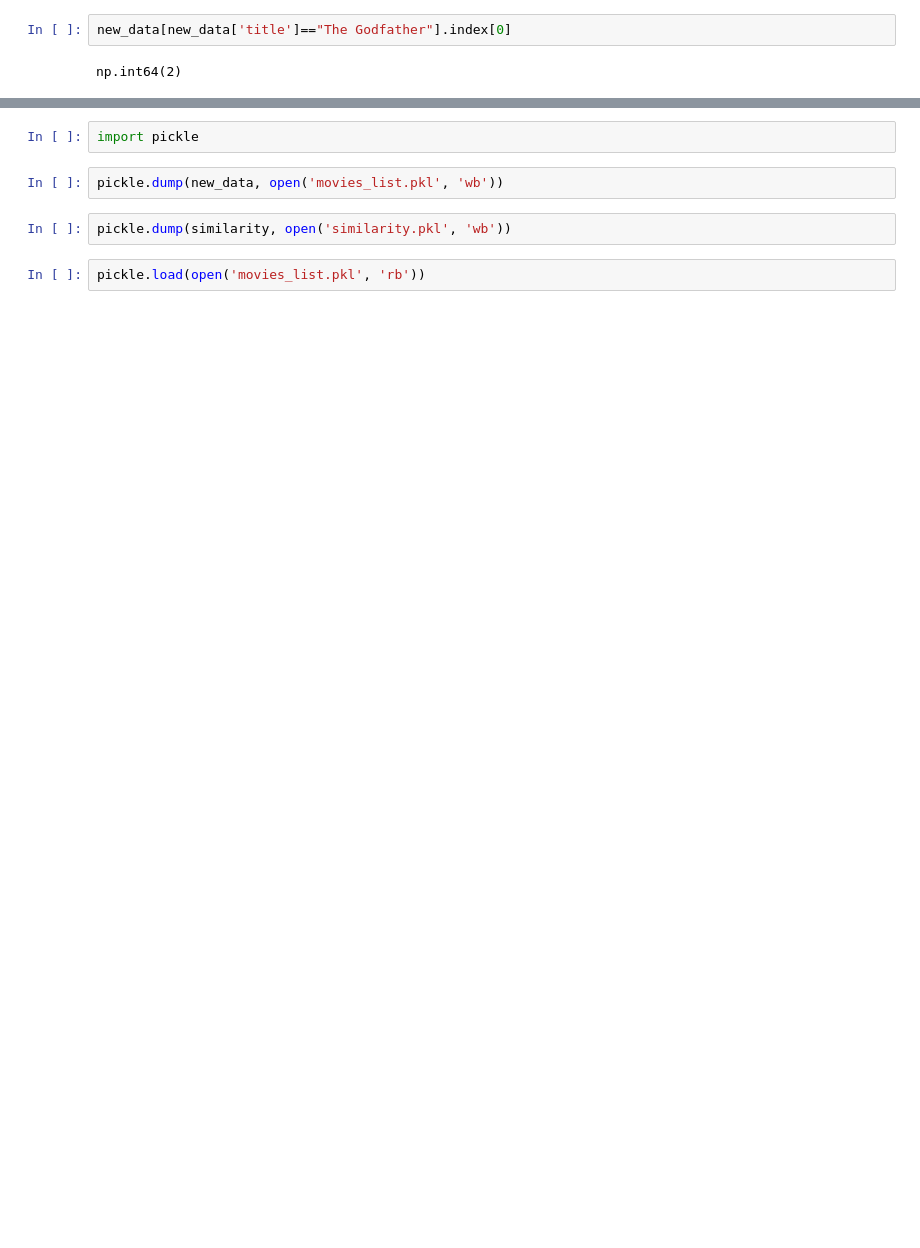
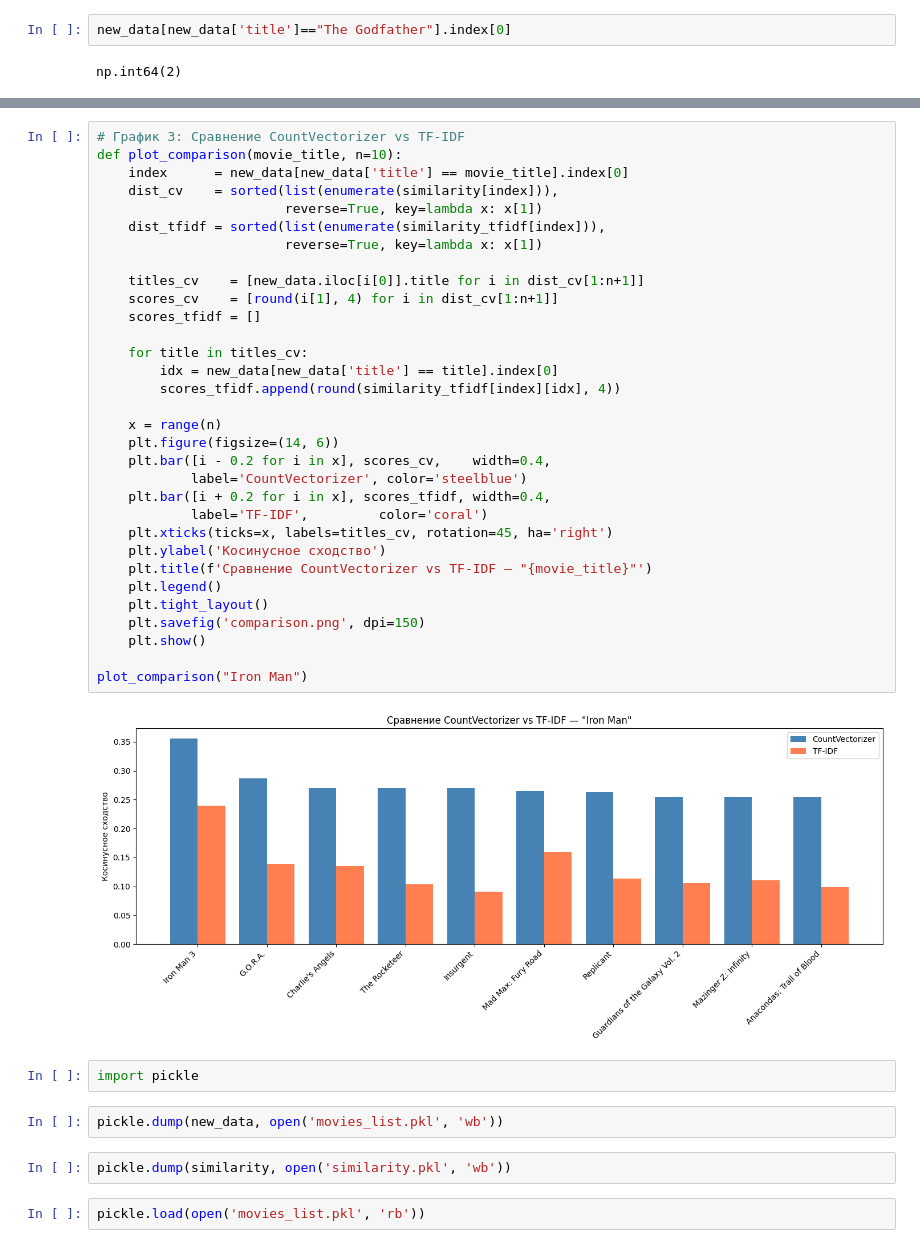
Before and after one commit to limona77/movie-recommender, a Jupyter notebook: backend/Main.ipynb, the cells around one changed output, grey strips where cells are left out. Saved outputs shown, nothing was run; the diff lists cells and outputs as text; blank space fills up the shorter version.

```diff
--- a/backend/Main.ipynb
+++ b/backend/Main.ipynb
@@ -187,3 +341,37 @@ Star Wars: Episode III - Revenge of the Sith
+# %%
+# График 3: Сравнение CountVectorizer vs TF-IDF
+def plot_comparison(movie_title, n=10):
+    index      = new_data[new_data['title'] == movie_title].index[0]
+    dist_cv    = sorted(list(enumerate(similarity[index])),
+                        reverse=True, key=lambda x: x[1])
+    dist_tfidf = sorted(list(enumerate(similarity_tfidf[index])),
+                        reverse=True, key=lambda x: x[1])
+
+    titles_cv    = [new_data.iloc[i[0]].title for i in dist_cv[1:n+1]]
+    scores_cv    = [round(i[1], 4) for i in dist_cv[1:n+1]]
+    scores_tfidf = []
+
+    for title in titles_cv:
+        idx = new_data[new_data['title'] == title].index[0]
+        scores_tfidf.append(round(similarity_tfidf[index][idx], 4))
+
+    x = range(n)
+    plt.figure(figsize=(14, 6))
+    plt.bar([i - 0.2 for i in x], scores_cv,    width=0.4,
+            label='CountVectorizer', color='steelblue')
+    plt.bar([i + 0.2 for i in x], scores_tfidf, width=0.4,
+            label='TF-IDF',         color='coral')
+    plt.xticks(ticks=x, labels=titles_cv, rotation=45, ha='right')
+    plt.ylabel('Косинусное сходство')
+    plt.title(f'Сравнение CountVectorizer vs TF-IDF — "{movie_title}"')
+    plt.legend()
+    plt.tight_layout()
+    plt.savefig('comparison.png', dpi=150)
+    plt.show()
+
+plot_comparison("Iron Man")
+# %% [output]
+[figure, added]
 # %%
 import pickle
 # %%
```
Also changed, not shown: parts of 15 cells of this notebook, 6 other files.
